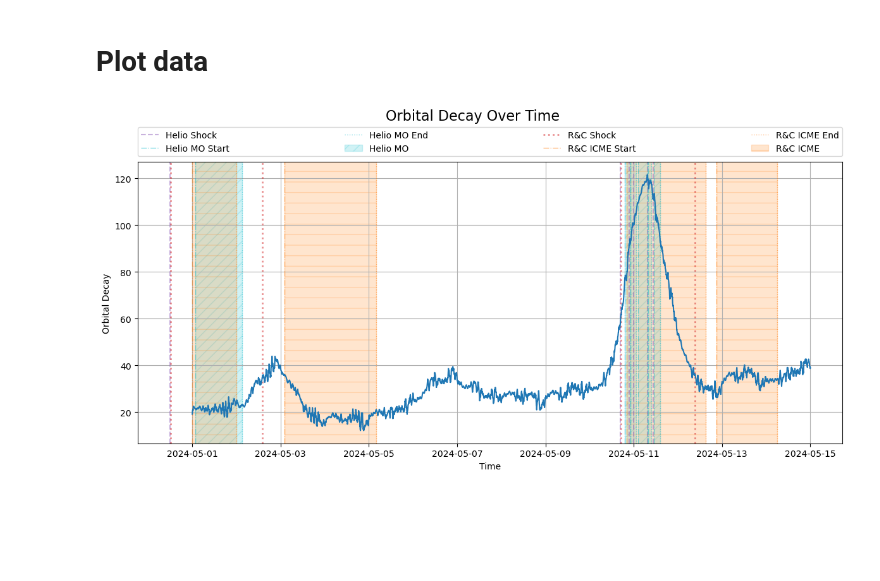
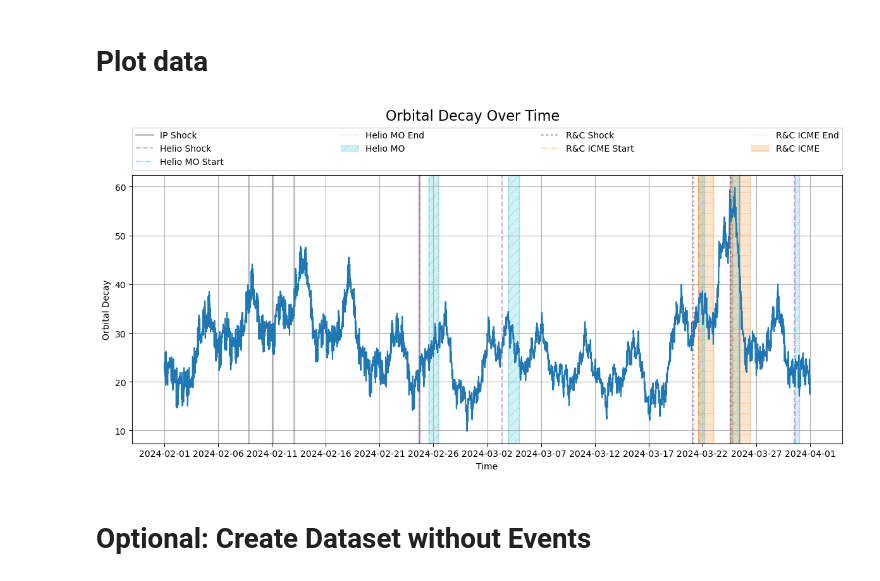
Before and after one commit to David-Student-Bern/MT, a Jupyter notebook: Dataset/Dataset_MSc/flags_plot.ipynb, the cells around one changed output. Cells and saved outputs as stored; diff of their text form; code cells hidden in the pictures; blank space fills up the shorter version.

Commit message:
fixed mistakes in flag_plot.ipynb

```diff
--- a/Dataset/Dataset_MSc/flags_plot.ipynb
+++ b/Dataset/Dataset_MSc/flags_plot.ipynb
@@ -60,14 +60,14 @@ import matplotlib.dates as mdates
 import numpy as np
 
 # =========================== Input ===================================
-start_date = '2024-05-01 00:00:00'
-end_date = '2024-05-15 00:00:00'
+start_date = '2024-02-01 00:00:00'
+end_date = '2024-04-01 00:00:00'
 # start_date = GFOC_data['time'].values[0]
 # end_date = GFOC_data['time'].values[-4322] #removed gap by ignoring the last 4321 values
 
 # Add an option for monthly, daily, or hourly ticks
 tick_interval = 'daily'  # Change to 'monthly', 'daily', or 'hourly'
-tick_step = 2  # Step for the ticks (e.g., every month =1, every 2 months = 2, etc)
+tick_step = 5  # Step for the ticks (e.g., every month =1, every 2 months = 2, etc)
 
 # plt.style.use('dark_background')
 plt.style.use('default')
@@ -133,31 +133,33 @@ for tstart, tend in zip(Helios_mostart_flag, Helios_moend_flag):
     ax.axvline(tstart, color='tab:cyan', alpha=0.5, linestyle='-.', linewidth=1.0, label='Helio MO Start')
     ax.axvline(tend, color='tab:cyan', alpha=0.5, linestyle=':', linewidth=1.0, label='Helio MO End')
     ax.axvspan(tstart, tend, color='tab:cyan', alpha=0.2, hatch = '//', label='Helio MO')
 
     # RC Shock flags
 for t in RC_shock_flag:
     ax.axvline(t, color='tab:red', alpha=0.5, linestyle=':', linewidth=2.0, label='R&C Shock')
 
     # RC flags
 for tstart, tend in zip(RC_start_flag, RC_end_flag):
     ax.axvline(tstart, color='tab:orange', alpha=0.5, linestyle='-.', linewidth=1.0, label='R&C ICME Start')
     ax.axvline(tend, color='tab:orange', alpha=0.5, linestyle=':', linewidth=1.0, label='R&C ICME End')
     ax.axvspan(tstart, tend, color='tab:orange', alpha=0.2, hatch = '-', label='R&C ICME')
 
 
 handles, labels = ax.get_legend_handles_labels()
 by_label = dict(zip(labels, handles))
 ax.legend(by_label.values(), by_label.keys(), bbox_to_anchor=(0., 1.02, 1., .102), loc='lower left',
          ncols=4, mode="expand", borderaxespad=0.)
 
 # ax.plot(GFOC_time, GFOC_data['orbital_decay'], label='Orbital Decay')
 ax.plot(GFOC_time, GFOC_subset['orbital_decay'], label='Orbital Decay')
 format_ticks(ax, tick_interval, tick_step)
 ax.set_xlabel('Time')
 ax.set_ylabel('Orbital Decay')
 fig.suptitle('Orbital Decay Over Time', fontsize=16)
 plt.grid(True)
 plt.tight_layout(rect=[0, 0, 1, 1.02])
 plt.show()
 # %% [output]
-[figure, old version]
+[figure, new version]
+# %% [markdown]
+# Optional: Create Dataset without Events
```
Also changed, not shown: parts of 5 cells of this notebook.
